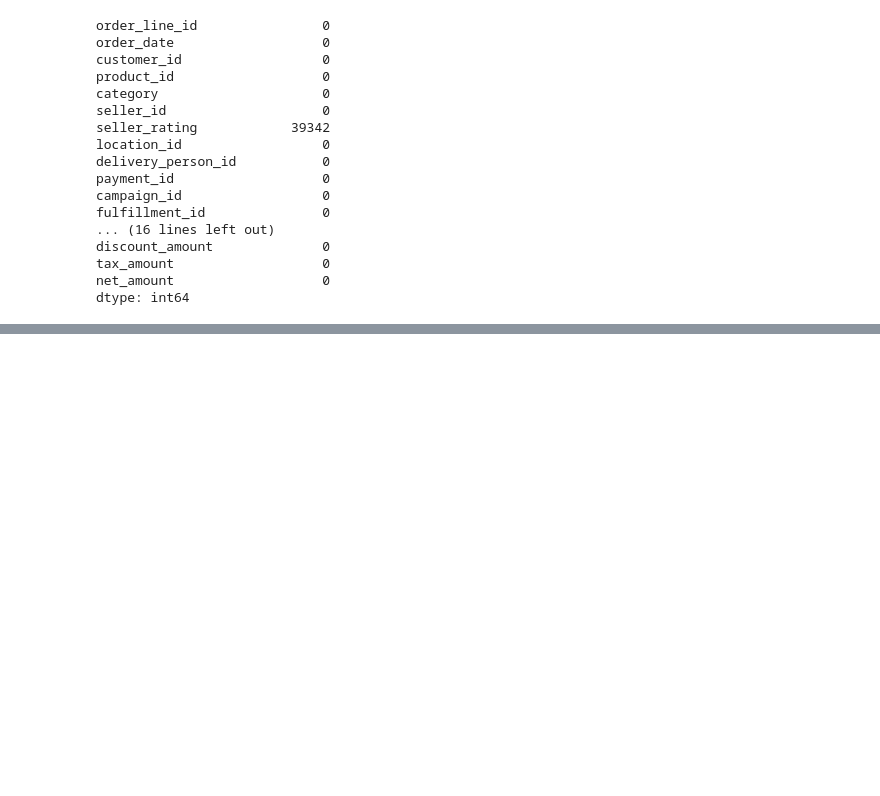
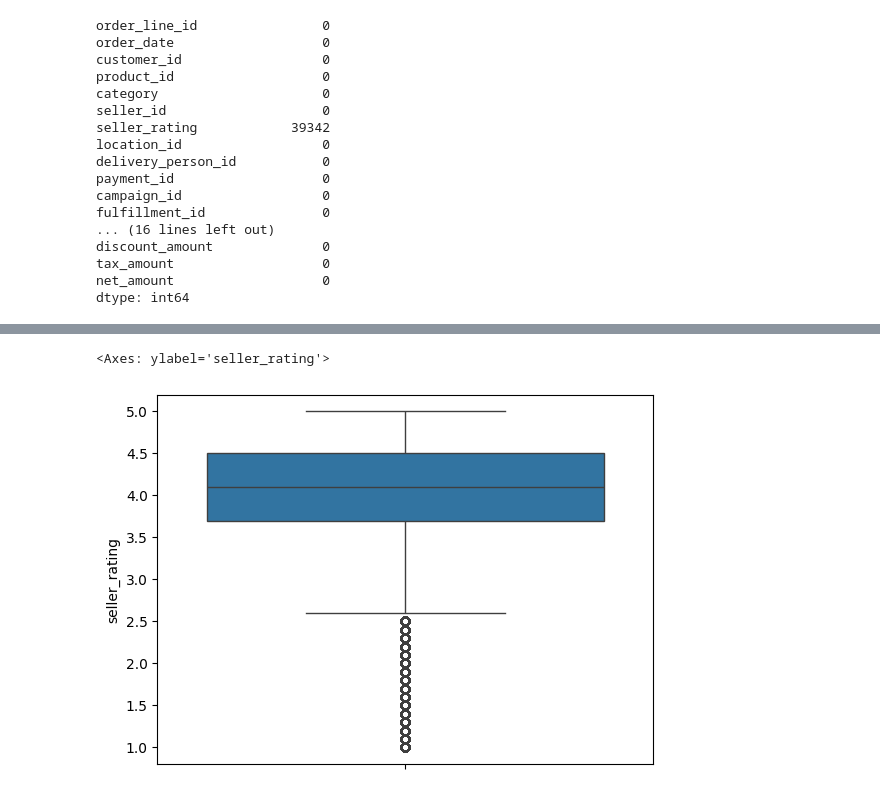
Before and after one commit to BhupathiTharun/Supply-chain-data-warehouse, a Jupyter notebook: data_cleaning.ipynb, the cells around one changed output, grey strips where cells are left out. Cells and saved outputs as stored; diff of their text form; code cells hidden in the pictures; blank space fills up the shorter version.

```diff
--- a/data_cleaning.ipynb
+++ b/data_cleaning.ipynb
@@ -103,0 +118,7 @@ dtype: int64
+# %%
+#seller_rating
+
+sns.boxplot(data=df,y='seller_rating')
+# %% [output]
+<Axes: ylabel='seller_rating'>
+[figure, added]
```
Also changed, not shown: parts of 13 cells of this notebook.
